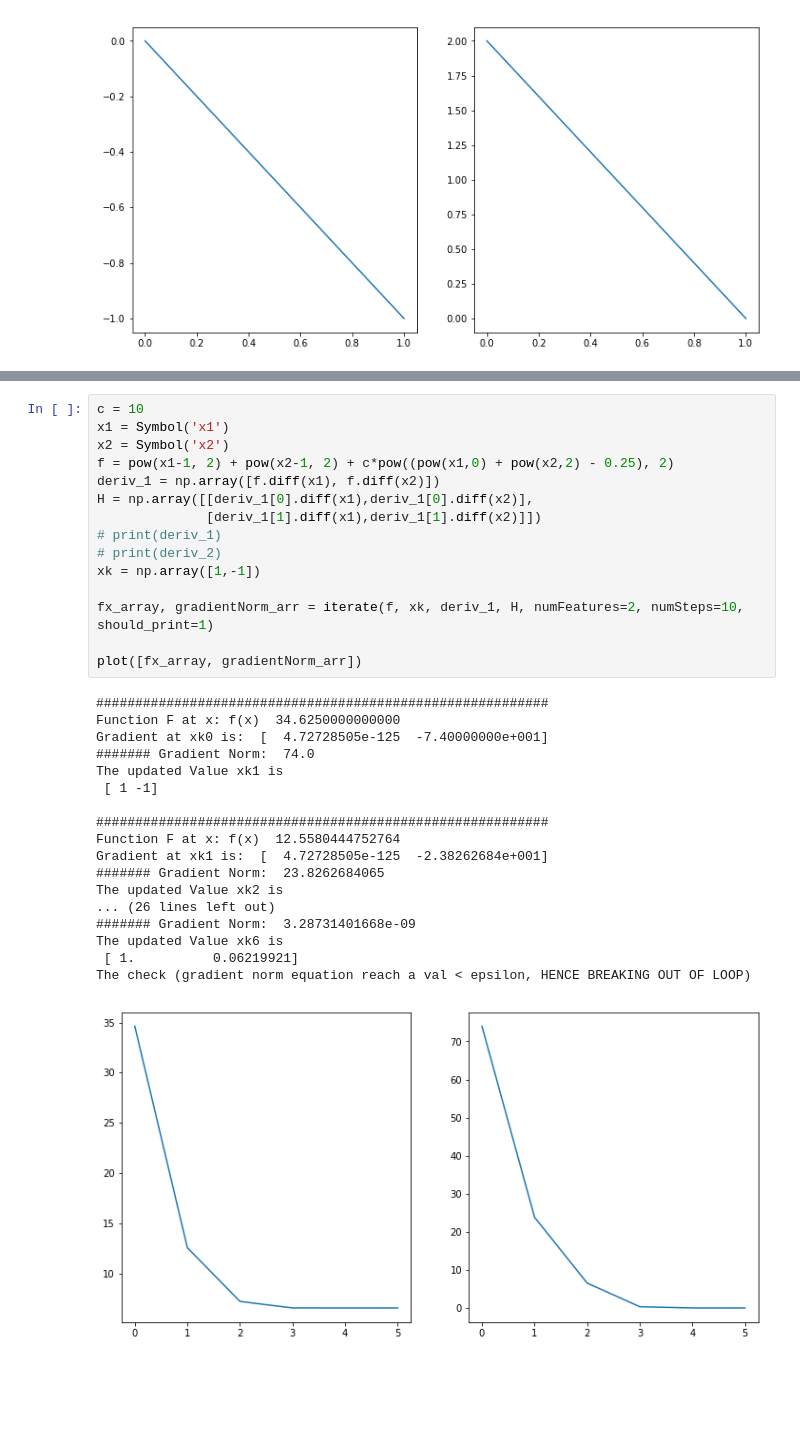
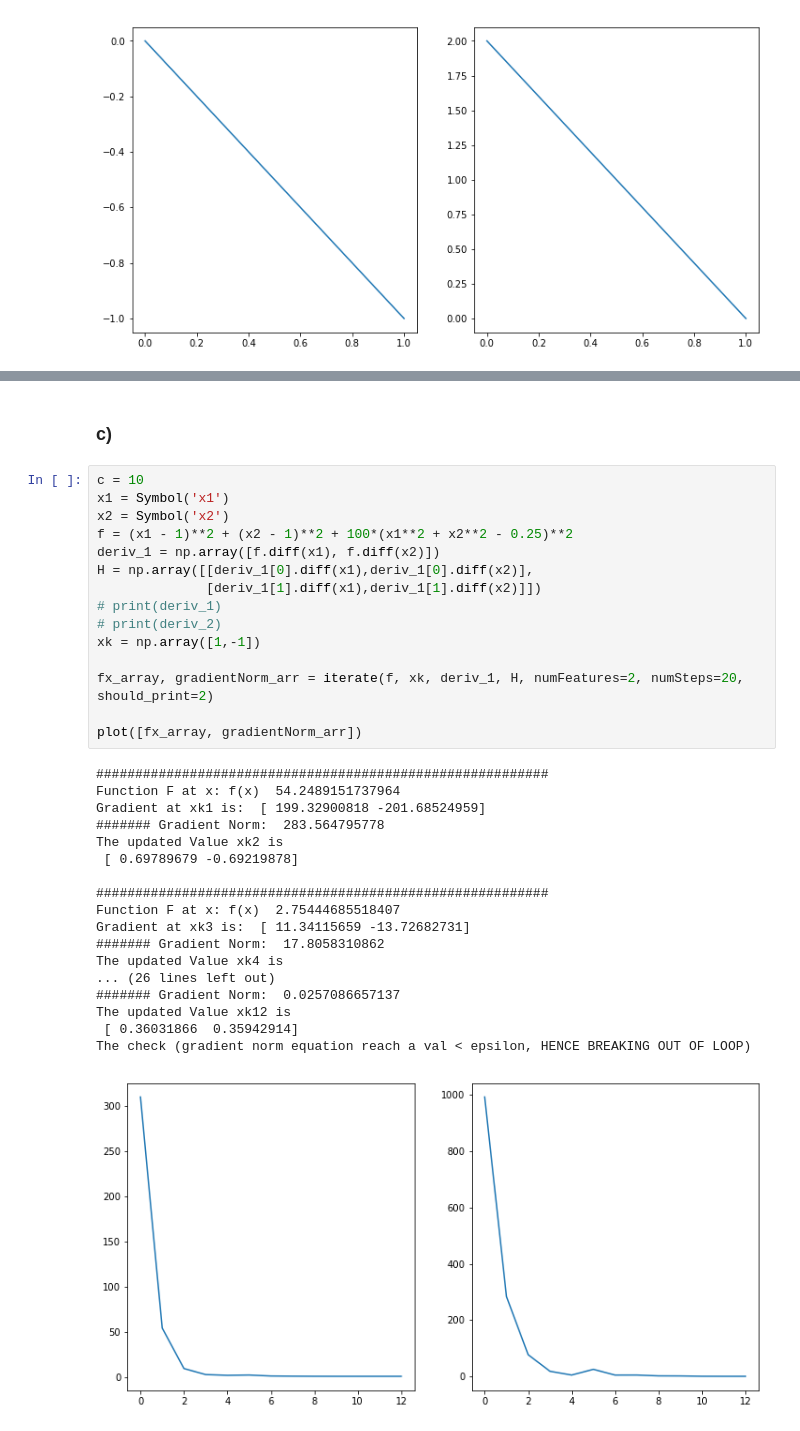
Before and after one commit to Sardhendu/Study, a Jupyter notebook: OptimizationEngg/Project/Newtons.ipynb, the cells around one changed output, grey strips where cells are left out. Saved outputs shown, nothing was run; the diff lists cells and outputs as text; blank space fills up the shorter version.

```diff
--- a/OptimizationEngg/Project/Newtons.ipynb
+++ b/OptimizationEngg/Project/Newtons.ipynb
@@ -289,34 +293,36 @@ The check (gradient norm equation reach a val < epsilon, HENCE BREAKING OUT OF L
+# %% [markdown]
+### c)
 # %%
 c = 10
 x1 = Symbol('x1')
 x2 = Symbol('x2')
-f = pow(x1-1, 2) + pow(x2-1, 2) + c*pow((pow(x1,0) + pow(x2,2) - 0.25), 2)
+f = (x1 - 1)**2 + (x2 - 1)**2 + 100*(x1**2 + x2**2 - 0.25)**2
 deriv_1 = np.array([f.diff(x1), f.diff(x2)])
 H = np.array([[deriv_1[0].diff(x1),deriv_1[0].diff(x2)],
               [deriv_1[1].diff(x1),deriv_1[1].diff(x2)]])
 # print(deriv_1)
 # print(deriv_2)
 xk = np.array([1,-1])
 
-fx_array, gradientNorm_arr = iterate(f, xk, deriv_1, H, numFeatures=2, numSteps=10, should_print=1)
+fx_array, gradientNorm_arr = iterate(f, xk, deriv_1, H, numFeatures=2, numSteps=20, should_print=2)
 
 plot([fx_array, gradientNorm_arr])
 # %% [output]
 ##########################################################
-Function F at x: f(x)  34.6250000000000
-Gradient at xk0 is:  [  4.72728505e-125  -7.40000000e+001]
-####### Gradient Norm:  74.0
-The updated Value xk1 is
- [ 1 -1]
+Function F at x: f(x)  54.2489151737964
+Gradient at xk1 is:  [ 199.32900818 -201.68524959]
+####### Gradient Norm:  283.564795778
+The updated Value xk2 is
+ [ 0.69789679 -0.69219878]
 
 ##########################################################
-Function F at x: f(x)  12.5580444752764
-Gradient at xk1 is:  [  4.72728505e-125  -2.38262684e+001]
-####### Gradient Norm:  23.8262684065
-The updated Value xk2 is
+Function F at x: f(x)  2.75444685518407
+Gradient at xk3 is:  [ 11.34115659 -13.72682731]
+####### Gradient Norm:  17.8058310862
+The updated Value xk4 is
 ... (26 lines left out)
-####### Gradient Norm:  3.28731401668e-09
-The updated Value xk6 is
- [ 1.          0.06219921]
+####### Gradient Norm:  0.0257086657137
+The updated Value xk12 is
+ [ 0.36031866  0.35942914]
 The check (gradient norm equation reach a val < epsilon, HENCE BREAKING OUT OF LOOP)
-[figure, old version]
+[figure, new version]
```
Also changed, not shown: parts of 12 cells of this notebook.
